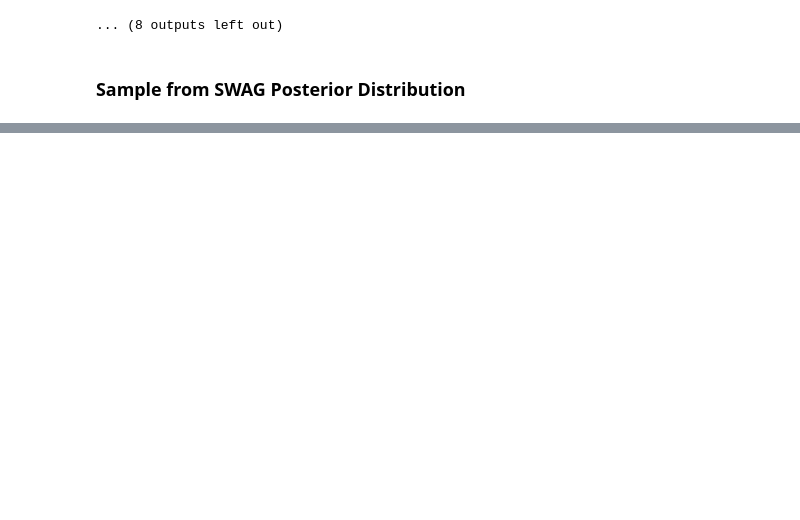
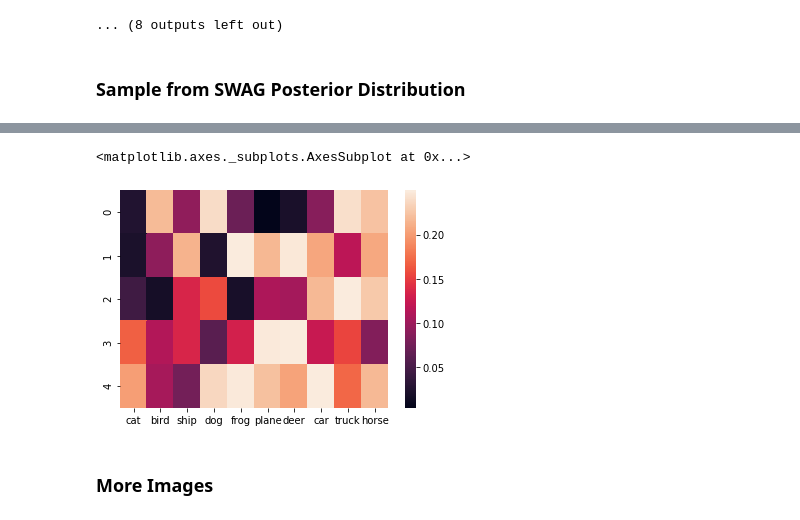
Before and after one commit to zihaoxu/swag_uncertainty, a Jupyter notebook: code/04_swag_cifar10.ipynb, the cells around one changed output, grey strips where cells are left out. Drawn from its saved outputs; the diff is of its cells as text; code cells hidden in the pictures; blank space fills up the shorter version.

```diff
--- a/code/04_swag_cifar10.ipynb
+++ b/code/04_swag_cifar10.ipynb
@@ -796 +797,10 @@ truck    0.159165
 dtype: float64
+# %%
+sort_df = Epistemic_df[Epistemic_df.sum(0).sort_values(ascending=True).index]
+# %%
+sns.heatmap(sort_df)
+# %% [output]
+<matplotlib.axes._subplots.AxesSubplot at 0x...>
+[figure, added]
+# %% [markdown]
+### More Images
```
Also changed, not shown: parts of 27 cells of this notebook.
